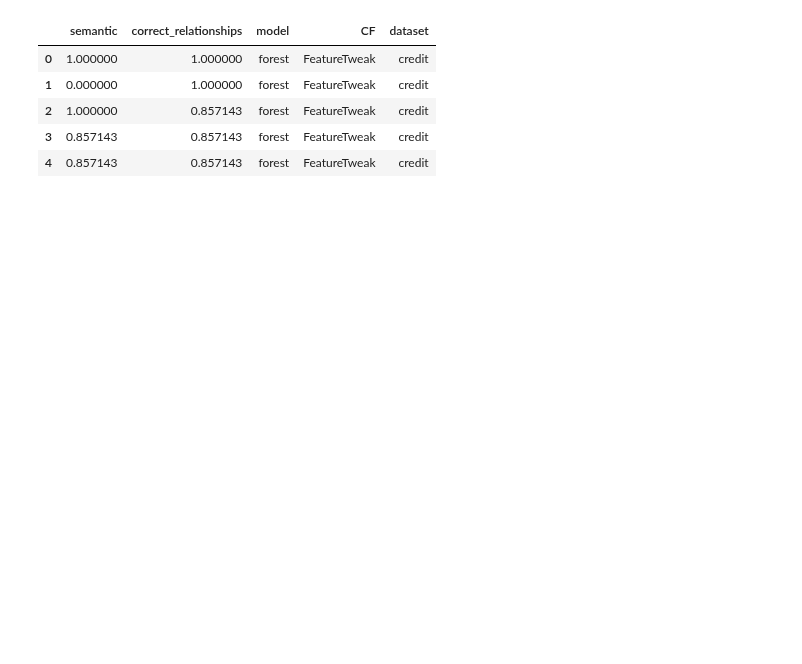
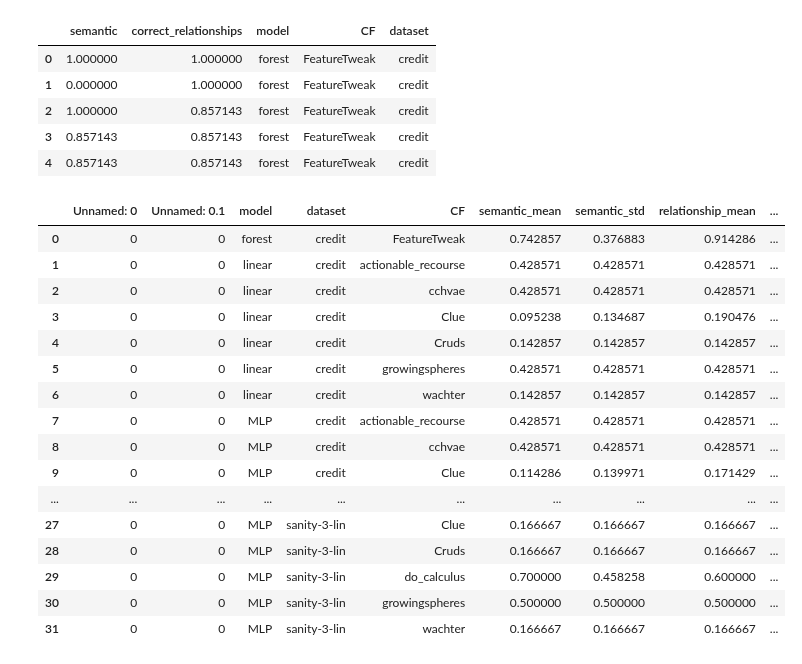
Before and after one commit to JHoelli/Semantic-Meaningfulness, a Jupyter notebook: Results/Analyzing.ipynb, the cells around one changed output. Saved outputs shown, nothing was run; the diff lists cells and outputs as text; code cells hidden in the pictures; blank space fills up the shorter version.

```diff
--- a/Results/Analyzing.ipynb
+++ b/Results/Analyzing.ipynb
@@ -57,6 +57,27 @@ fig.update_layout(
 )
 
 fig.show()
+# %%
+# Just show mean
+pd.read_csv('./summary.csv')
+# %% [output]
+|  | Unnamed: 0 | Unnamed: 0.1 | model | dataset | CF | semantic_mean | semantic_std | relationship_mean | ... |
+| 0 | 0 | 0 | forest | credit | FeatureTweak | 0.742857 | 0.376883 | 0.914286 | ... |
+| 1 | 0 | 0 | linear | credit | actionable_recourse | 0.428571 | 0.428571 | 0.428571 | ... |
+| 2 | 0 | 0 | linear | credit | cchvae | 0.428571 | 0.428571 | 0.428571 | ... |
+| 3 | 0 | 0 | linear | credit | Clue | 0.095238 | 0.134687 | 0.190476 | ... |
+| 4 | 0 | 0 | linear | credit | Cruds | 0.142857 | 0.142857 | 0.142857 | ... |
+| 5 | 0 | 0 | linear | credit | growingspheres | 0.428571 | 0.428571 | 0.428571 | ... |
+| 6 | 0 | 0 | linear | credit | wachter | 0.142857 | 0.142857 | 0.142857 | ... |
+| 7 | 0 | 0 | MLP | credit | actionable_recourse | 0.428571 | 0.428571 | 0.428571 | ... |
+| 8 | 0 | 0 | MLP | credit | cchvae | 0.428571 | 0.428571 | 0.428571 | ... |
+| 9 | 0 | 0 | MLP | credit | Clue | 0.114286 | 0.139971 | 0.171429 | ... |
+| ... | ... | ... | ... | ... | ... | ... | ... | ... | ... |
+| 27 | 0 | 0 | MLP | sanity-3-lin | Clue | 0.166667 | 0.166667 | 0.166667 | ... |
+| 28 | 0 | 0 | MLP | sanity-3-lin | Cruds | 0.166667 | 0.166667 | 0.166667 | ... |
+| 29 | 0 | 0 | MLP | sanity-3-lin | do_calculus | 0.700000 | 0.458258 | 0.600000 | ... |
+| 30 | 0 | 0 | MLP | sanity-3-lin | growingspheres | 0.500000 | 0.500000 | 0.500000 | ... |
+| 31 | 0 | 0 | MLP | sanity-3-lin | wachter | 0.166667 | 0.166667 | 0.166667 | ... |
 # %%
 import plotly.express as px
 fig = px.scatter(x=df['semantic'], y=df["correct_relationships"])
```
